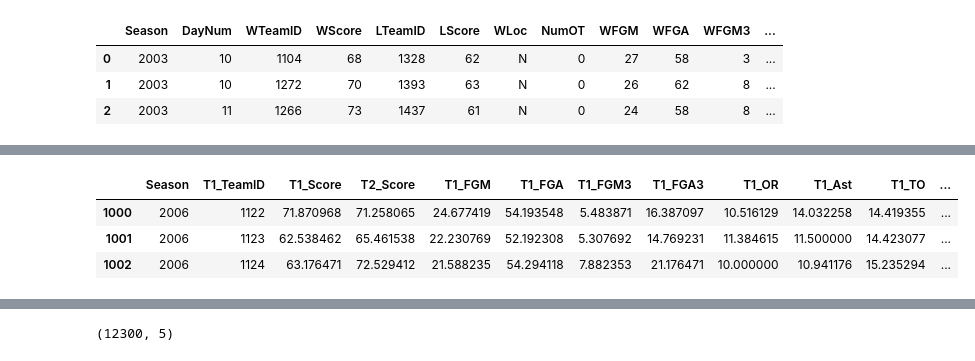
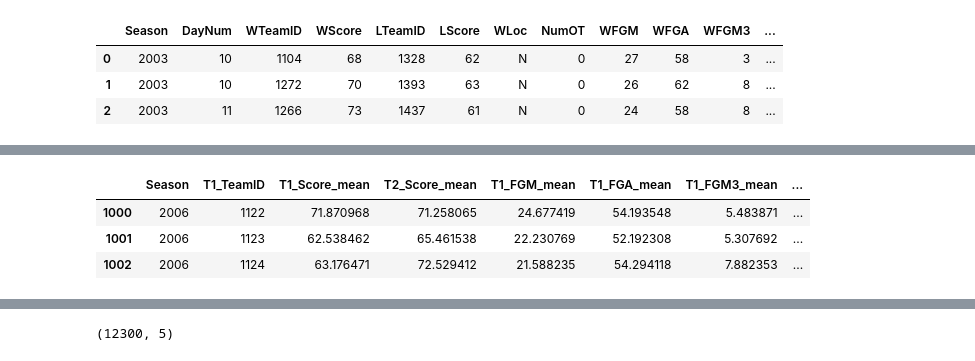
Before and after one commit to Sungi-Hwang/Kaggle, a Jupyter notebook: kaggle/2025_3th_solution.ipynb, the cells around one changed output, grey strips where cells are left out. Saved outputs shown, nothing was run; the diff lists cells and outputs as text; code cells hidden in the pictures.

```diff
--- a/kaggle/2025_3th_solution.ipynb
+++ b/kaggle/2025_3th_solution.ipynb
@@ -77,7 +91,5 @@ boxscore_cols = ['T1_Score', 'T2_Score',
 # %%
-# Choose a function to aggregate
-
-season_statistics = regular_data.groupby(["Season", 'T1_TeamID'])[boxscore_cols].agg("mean").reset_index()
-season_statistics.columns = [''.join(col).strip() for col in season_statistics.columns.values]
+season_statistics = regular_data.groupby(["Season", 'T1_TeamID'])[boxscore_cols].agg([np.mean]).reset_index()
+season_statistics.columns = [f"{col[0]}_mean" if col[1] == "mean" else col[0] for col in season_statistics.columns]
 season_statistics.head(3)
 # %% [output]
@@ -144,22 +156,22 @@ season_statistics.tail()
 # %%
 #Make two copies of the data
 if PREVIOUS_SEASONS_MEN:
-    features_for_calc = ["T1_Score", "T1_FGA",  "T1_FGA3"]
+    features_for_calc = ["T1_Score_mean", "T1_FGA_mean",  "T1_FGA3_mean"]
     season_statistics_with_3_seas = write_mean_of_3_seasons(
         season_statistics, features_for_calc, degree_weight=1.0
     )
     season_statistics_T1 = season_statistics_with_3_seas.copy()
     season_statistics_T2 = season_statistics_with_3_seas.copy()
 else:
     season_statistics_T1 = season_statistics.copy()
     season_statistics_T2 = season_statistics.copy()
 
 season_statistics_T1[1000:1003]
 # %% [output]
-|  | Season | T1_TeamID | T1_Score | T2_Score | T1_FGM | T1_FGA | T1_FGM3 | T1_FGA3 | T1_OR | T1_Ast | T1_TO | ... |
-| 1000 | 2006 | 1122 | 71.870968 | 71.258065 | 24.677419 | 54.193548 | 5.483871 | 16.387097 | 10.516129 | 14.032258 | 14.419355 | ... |
-| 1001 | 2006 | 1123 | 62.538462 | 65.461538 | 22.230769 | 52.192308 | 5.307692 | 14.769231 | 11.384615 | 11.500000 | 14.423077 | ... |
-| 1002 | 2006 | 1124 | 63.176471 | 72.529412 | 21.588235 | 54.294118 | 7.882353 | 21.176471 | 10.000000 | 10.941176 | 15.235294 | ... |
+|  | Season | T1_TeamID | T1_Score_mean | T2_Score_mean | T1_FGM_mean | T1_FGA_mean | T1_FGM3_mean | ... |
+| 1000 | 2006 | 1122 | 71.870968 | 71.258065 | 24.677419 | 54.193548 | 5.483871 | ... |
+| 1001 | 2006 | 1123 | 62.538462 | 65.461538 | 22.230769 | 52.192308 | 5.307692 | ... |
+| 1002 | 2006 | 1124 | 63.176471 | 72.529412 | 21.588235 | 54.294118 | 7.882353 | ... |
 # %%
 season_statistics_T1.columns = ["T1_" + x.replace("T1_","").replace("T2_","opponent_") for x in list(season_statistics_T1.columns)]
 season_statistics_T2.columns = ["T2_" + x.replace("T1_","").replace("T2_","opponent_") for x in list(season_statistics_T2.columns)]
```
Also changed, not shown: parts of 62 cells of this notebook, 2 other files.
